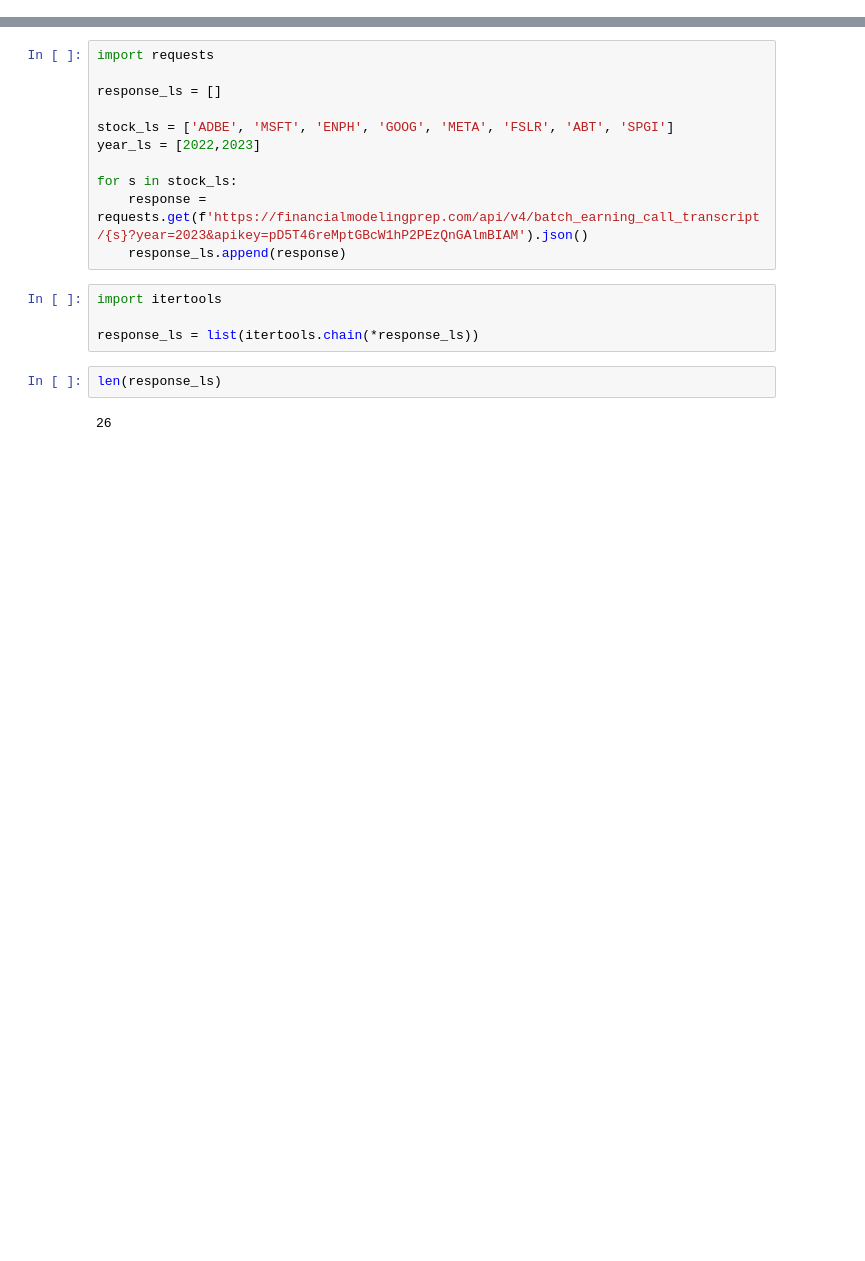
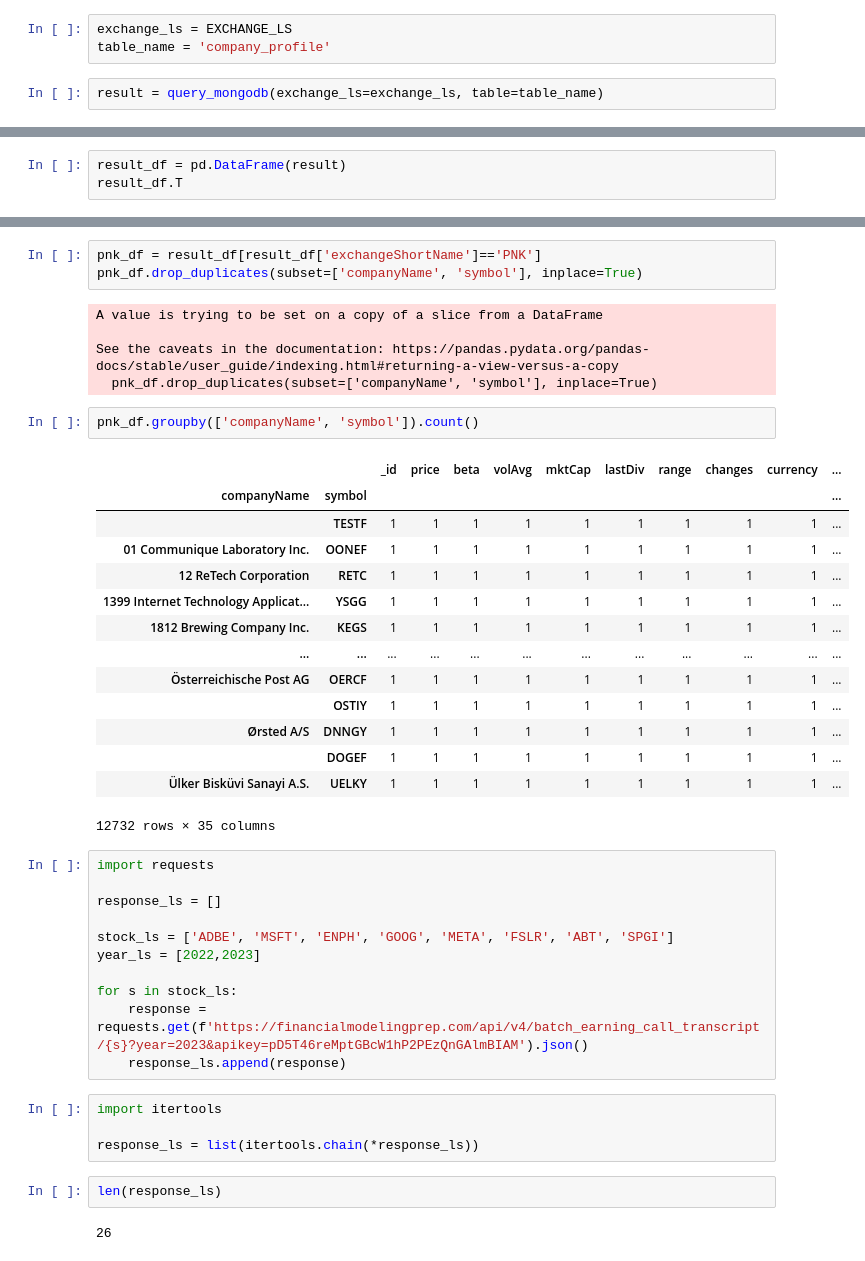
Before and after one commit to Michiel-DK/finance, a Jupyter notebook: notebooks/transcript.ipynb, the cells around one changed output, grey strips where cells are left out. Drawn from its saved outputs; the diff is of its cells as text; blank space fills up the shorter version.

```diff
--- a/notebooks/transcript.ipynb
+++ b/notebooks/transcript.ipynb
@@ -0,0 +22,5 @@
+# %%
+exchange_ls = EXCHANGE_LS
+table_name = 'company_profile'
+# %%
+result = query_mongodb(exchange_ls=exchange_ls, table=table_name)
@@ -0,0 +29,3 @@
+# %%
+result_df = pd.DataFrame(result)
+result_df.T
@@ -1,3 +51,28 @@
+# %%
+pnk_df = result_df[result_df['exchangeShortName']=='PNK']
+pnk_df.drop_duplicates(subset=['companyName', 'symbol'], inplace=True)
+# %% [output]
+A value is trying to be set on a copy of a slice from a DataFrame
+
+See the caveats in the documentation: https://pandas.pydata.org/pandas-docs/stable/user_guide/indexing.html#returning-a-view-versus-a-copy
+  pnk_df.drop_duplicates(subset=['companyName', 'symbol'], inplace=True)
+# %%
+pnk_df.groupby(['companyName', 'symbol']).count()
+# %% [output]
+|  |  | _id | price | beta | volAvg | mktCap | lastDiv | range | changes | currency | ... |
+| companyName | symbol |  |  |  |  |  |  |  |  |  | ... |
+|  | TESTF | 1 | 1 | 1 | 1 | 1 | 1 | 1 | 1 | 1 | ... |
+| 01 Communique Laboratory Inc. | OONEF | 1 | 1 | 1 | 1 | 1 | 1 | 1 | 1 | 1 | ... |
+| 12 ReTech Corporation | RETC | 1 | 1 | 1 | 1 | 1 | 1 | 1 | 1 | 1 | ... |
+| 1399 Internet Technology Applicat... | YSGG | 1 | 1 | 1 | 1 | 1 | 1 | 1 | 1 | 1 | ... |
+| 1812 Brewing Company Inc. | KEGS | 1 | 1 | 1 | 1 | 1 | 1 | 1 | 1 | 1 | ... |
+| ... | ... | ... | ... | ... | ... | ... | ... | ... | ... | ... | ... |
+| Österreichische Post AG | OERCF | 1 | 1 | 1 | 1 | 1 | 1 | 1 | 1 | 1 | ... |
+|  | OSTIY | 1 | 1 | 1 | 1 | 1 | 1 | 1 | 1 | 1 | ... |
+| Ørsted A/S | DNNGY | 1 | 1 | 1 | 1 | 1 | 1 | 1 | 1 | 1 | ... |
+|  | DOGEF | 1 | 1 | 1 | 1 | 1 | 1 | 1 | 1 | 1 | ... |
+| Ülker Bisküvi Sanayi A.S. | UELKY | 1 | 1 | 1 | 1 | 1 | 1 | 1 | 1 | 1 | ... |
+12732 rows × 35 columns
 # %%
 import requests
 
```
Also changed, not shown: parts of 6 cells of this notebook, 3 other files.
